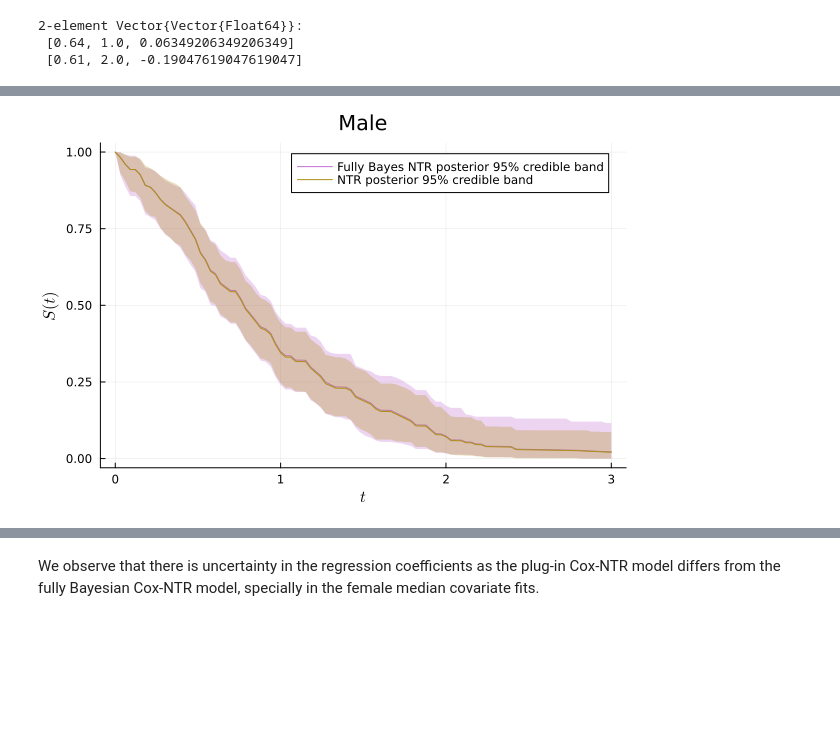
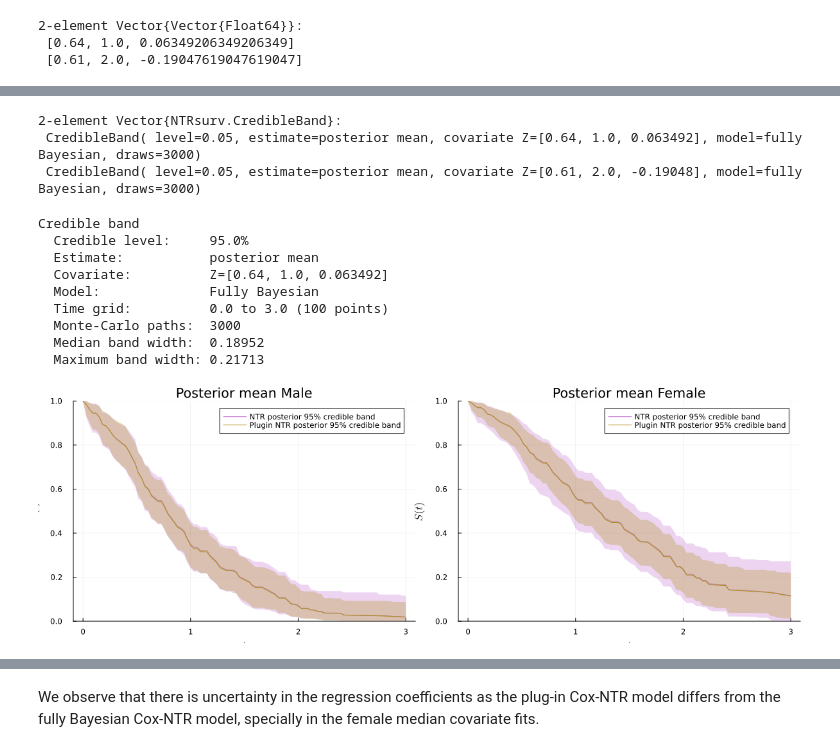
Before and after one commit to alan7riva/NTRsurv.jl, a Jupyter notebook: examples/Cox_NTR_UQ.ipynb, the cells around one changed output, grey strips where cells are left out. Cells and saved outputs as stored; diff of their text form; code cells hidden in the pictures; blank space fills up the shorter version.

```diff
--- a/examples/Cox_NTR_UQ.ipynb
+++ b/examples/Cox_NTR_UQ.ipynb
@@ -145,4 +163,4 @@ c_post = mean(chain_s)
   0.013013495922569902
 # %%
 # Plug-in Cox-NTR model for regression
-cox_model = CoxNeutralToTheRightModel( c_post, α, baseline, dataregre);
+plugin_cox_model = PluginCoxNeutralToTheRightModel( c_post, α, baseline, lung_dataregre)
@@ -155,3 +180,6 @@ zv = [z_new_1,z_new_2]
 2-element Vector{Vector{Float64}}:
  [0.64, 1.0, 0.06349206349206349]
  [0.61, 2.0, -0.19047619047619047]
+# %%
+# NTR posterior credible bands computation
+plugin_NTR_bands = posterior_credible_band(0.05,3000,t, zv, plugin_cox_model)
@@ -157,0 +203,3 @@ zv = [z_new_1,z_new_2]
+# %%
+# Cox-NTR model fit using the full Markov chain
+cox_model = CoxNeutralToTheRightModel(chain_s, α, baseline, lung_dataregre)
@@ -158,3 +213,7 @@ zv = [z_new_1,z_new_2]
 # %%
-# NTR posterior credible bands computation
-NTR_bands = posterior_credible_band(0.05,3000,t, zv, cox_model);
+# Fully Bayes NTR posterior credible bands computation
+NTR_bands = posterior_credible_band(0.05, t, zv, cox_model)
+# %% [output]
+2-element Vector{NTRsurv.CredibleBand}:
+ CredibleBand( level=0.05, estimate=posterior mean, covariate Z=[0.64, 1.0, 0.063492], model=fully Bayesian, draws=3000)
+ CredibleBand( level=0.05, estimate=posterior mean, covariate Z=[0.61, 2.0, -0.19048], model=fully Bayesian, draws=3000)
@@ -167,6 +220,25 @@ fullyBayesNTR_bands = posterior_credible_band(0.05, t, zv, fully_bayes_cox_model
+# %%
+# NTR model credible band for covariate zv[1]
+NTR_bands[1]
+# %% [output]
+Credible band
+  Credible level:     95.0%
+  Estimate:           posterior mean
+  Covariate:          Z=[0.64, 1.0, 0.063492]
+  Model:              Fully Bayesian
+  Time grid:          0.0 to 3.0 (100 points)
+  Monte-Carlo paths:  3000
+  Median band width:  0.18952
+  Maximum band width: 0.21713
 # %%
-# Plot for fully-Bayes NTR-Cox comparisson with vanilla NTR-Cox survival band fits
-fullyComp_plotM =  plot( t, fullyBayesNTR_bands[1][2],  ribbon = ( fullyBayesNTR_bands[1][2] .- fullyBayesNTR_bands[1][1], fullyBayesNTR_bands[1][3] .- fullyBayesNTR_bands[1][2]), c=4, xlabel="\$t\$", ylabel="\$S(t)\$", fillalpha=0.3, label="Fully Bayes NTR posterior 95% credible band",size=(600,400) , title="Male")
-plot!( t, NTR_bands[1][2],  ribbon = ( NTR_bands[1][2] .- NTR_bands[1][1], NTR_bands[1][3] .- NTR_bands[1][2]), c=5, fillalpha=0.3,  label="NTR posterior 95% credible band")
+# Plot for fully-Bayes NTR-Cox comparisson with plugin NTR-Cox survival band fits for
+# Male population sub-plot
+Comp_plotM =  plot( NTR_bands[1], c=4, xlabel="\$t\$", ylabel="\$S(t)\$", fillalpha=0.3, label="NTR posterior 95% credible band",size=(600,400) , title="Male")
+plot!( plugin_NTR_bands[1], c=5, fillalpha=0.3,  label="Plugin NTR posterior 95% credible band", title = "Posterior mean Male")
+# Female population sub-plot
+Comp_plotF = plot( NTR_bands[2], c=4, xlabel="\$t\$", ylabel="\$S(t)\$", fillalpha=0.3, label="NTR posterior 95% credible band",size=(600,400),title="Female")
+plot!( plugin_NTR_bands[2], c=5, fillalpha=0.3,  label="Plugin NTR posterior 95% credible band", title="Posterior mean Female")
+# Comparisson plot
+plot( Comp_plotM, Comp_plotF, size=(1200,400))
 # %% [output]
-[figure, old version]
+[figure, new version]
```
Also changed, not shown: parts of 42 cells of this notebook, 12 other files.
